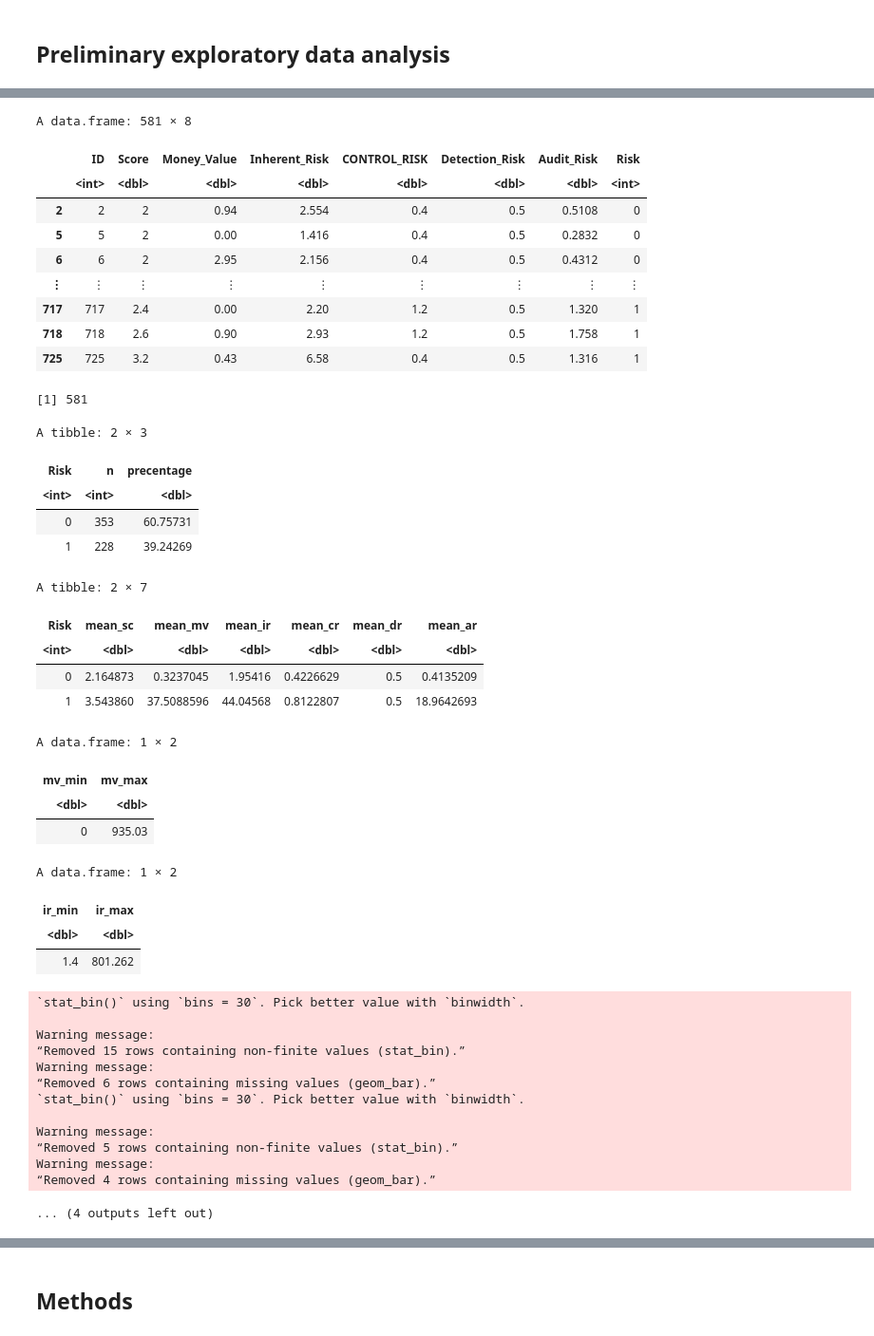
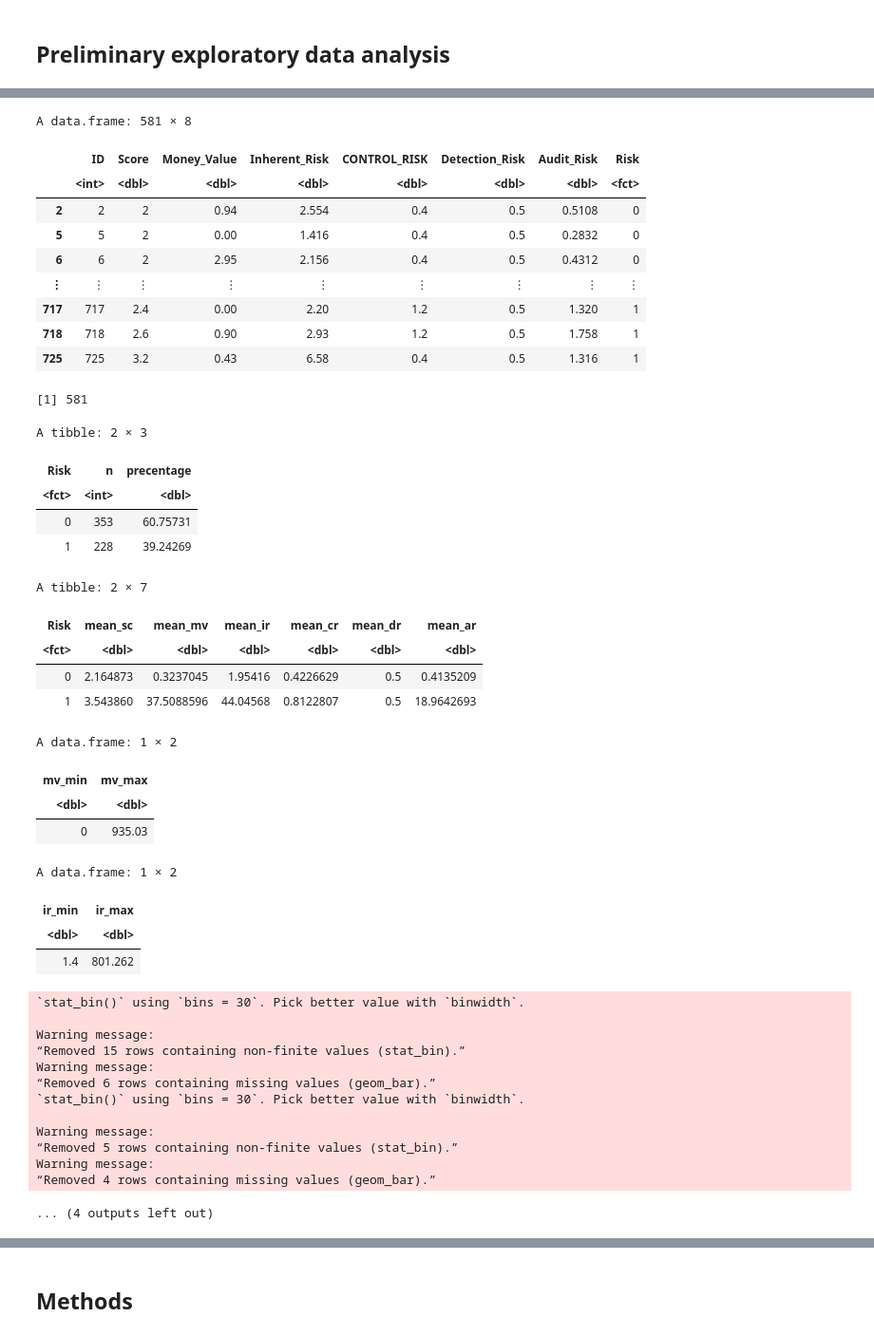
Before and after one commit to RofiaChen555/dsci-100-group-project, a Jupyter notebook: dsci100-proposal.ipynb, the cells around one changed output, grey strips where cells are left out. Shown at 95% size. Drawn from its saved outputs; the diff is of its cells as text; code cells hidden in the pictures.

```diff
--- a/dsci100-proposal.ipynb
+++ b/dsci100-proposal.ipynb
@@ -31,14 +31,11 @@ Auditing is a critical process that protects the financial interests of a certai
 # %% [markdown]
 ## Preliminary exploratory data analysis
 # %%
-
-
-
-
 audit_risk<- read.csv("https://raw.githubusercontent.com/RofiaChen555/dsci-100-group-project/main/data/audit_risk.csv")
 audit_risk
 
-risk_dataset <- select(audit_risk, Score, Money_Value, Inherent_Risk, CONTROL_RISK, Detection_Risk, Audit_Risk, Risk)
+risk_dataset <- select(audit_risk, Score, Money_Value, Inherent_Risk, CONTROL_RISK, Detection_Risk, Audit_Risk, Risk)|>
+            mutate(Risk = as_factor(Risk))
 risk_dataset <- tibble::rowid_to_column(risk_dataset, "ID")
 risk_dataset
 # %% [output]
@@ -105,35 +102,35 @@ options(repr.plot.width = 10, repr.plot.height = 8)
 
 #Bar plot (Money_value)
 audit_risk_mv <- ggplot(audit_risk_train, aes(x = Money_Value, fill = as_factor(Risk))) +
                           geom_histogram(alpha = 0.5, position = "identity") +
 xlim(0,100)+
 ylim(0,20)+
 ggtitle("Barplot of relationship between Risk type and Money value") + theme(text = element_text(size = 20))
 audit_risk_mv
 
 #Bar plot (Inherant_Risk)
 audit_risk_ir <- ggplot(audit_risk_train, aes(x = Inherent_Risk, fill = as_factor(Risk))) +
                           geom_histogram(alpha = 0.5, position = "identity") +
 xlim(-10, 250)+
 ggtitle("Barplot of relationship between Risk type and Inherant risk") + theme(text = element_text(size = 20))
 audit_risk_ir
 
 point_plot <- audit_risk_train |>
-  ggplot(aes(x = Money_Value, y = Inherent_Risk, color = as_factor(Risk))) +
+  ggplot(aes(x = Money_Value, y = Inherent_Risk, color = Risk)) +
   geom_point(alpha = 0.6) +
 xlim(0,25)+
 ylim(0,25)+
   labs(x = "Money_Value",
        y = "Inherent_Risk",
        color = "Diagnosis") +
   scale_color_manual(labels = c("1", "0"),
                      values = c("orange2", "steelblue2")) +
   theme(text = element_text(size = 20))
 point_plot
 # %% [output]
 A data.frame: 581 × 8
 |  | ID | Score | Money_Value | Inherent_Risk | CONTROL_RISK | Detection_Risk | Audit_Risk | Risk |
-|  | <int> | <dbl> | <dbl> | <dbl> | <dbl> | <dbl> | <dbl> | <int> |
+|  | <int> | <dbl> | <dbl> | <dbl> | <dbl> | <dbl> | <dbl> | <fct> |
 | 2 | 2 | 2 | 0.94 | 2.554 | 0.4 | 0.5 | 0.5108 | 0 |
 | 5 | 5 | 2 | 0.00 | 1.416 | 0.4 | 0.5 | 0.2832 | 0 |
 | 6 | 6 | 2 | 2.95 | 2.156 | 0.4 | 0.5 | 0.4312 | 0 |
@@ -144,12 +141,12 @@ A data.frame: 581 × 8
 [1] 581
 A tibble: 2 × 3
 | Risk | n | precentage |
-| <int> | <int> | <dbl> |
+| <fct> | <int> | <dbl> |
 | 0 | 353 | 60.75731 |
 | 1 | 228 | 39.24269 |
 A tibble: 2 × 7
 | Risk | mean_sc | mean_mv | mean_ir | mean_cr | mean_dr | mean_ar |
-| <int> | <dbl> | <dbl> | <dbl> | <dbl> | <dbl> | <dbl> |
+| <fct> | <dbl> | <dbl> | <dbl> | <dbl> | <dbl> | <dbl> |
 | 0 | 2.164873 | 0.3237045 | 1.95416 | 0.4226629 | 0.5 | 0.4135209 |
 | 1 | 3.543860 | 37.5088596 | 44.04568 | 0.8122807 | 0.5 | 18.9642693 |
 A data.frame: 1 × 2
```
Also changed, not shown: parts of 4 cells of this notebook.
